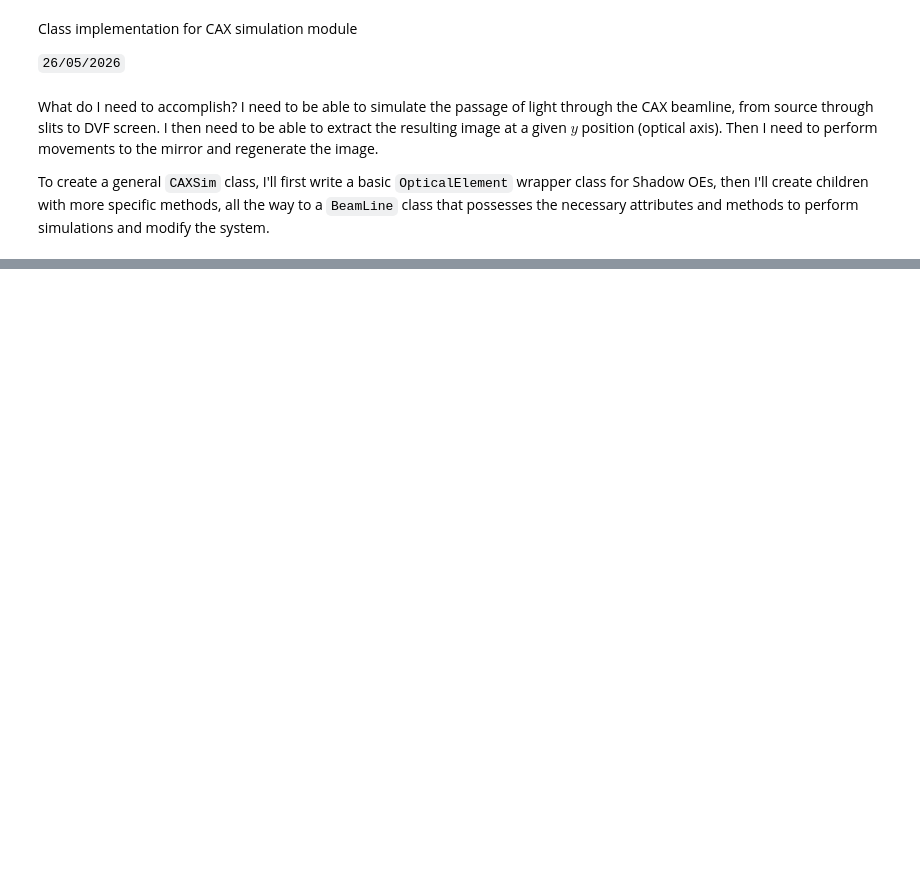
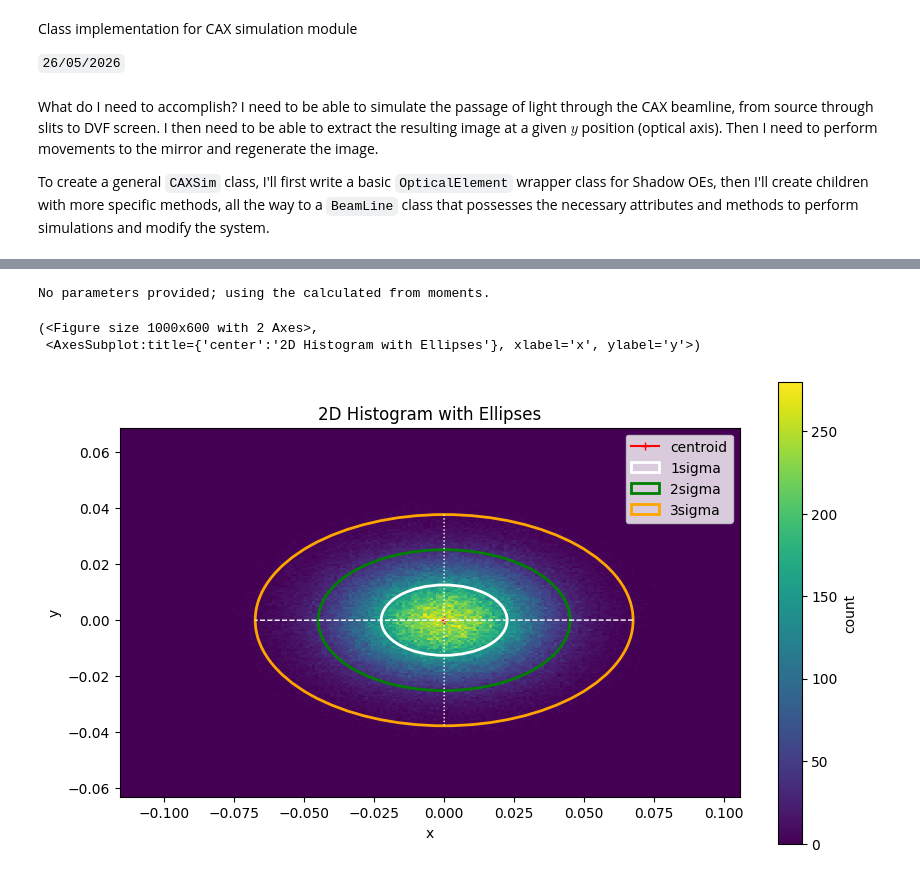
Before and after one commit to amici-lnls/cax-control, a Jupyter notebook: notebooks/cax_sim_class.ipynb, the cells around one changed output, grey strips where cells are left out. Drawn from its saved outputs; the diff is of its cells as text; code cells hidden in the pictures; blank space fills up the shorter version.

```diff
--- a/notebooks/cax_sim_class.ipynb
+++ b/notebooks/cax_sim_class.ipynb
@@ -50,0 +107,7 @@ cax.trace()
+# %%
+screen.image.plot()
+# %% [output]
+No parameters provided; using the calculated from moments.
+(<Figure size 1000x600 with 2 Axes>,
+ <AxesSubplot:title={'center':'2D Histogram with Ellipses'}, xlabel='x', ylabel='y'>)
+[figure, added]
```
Also changed, not shown: parts of 28 cells of this notebook.
